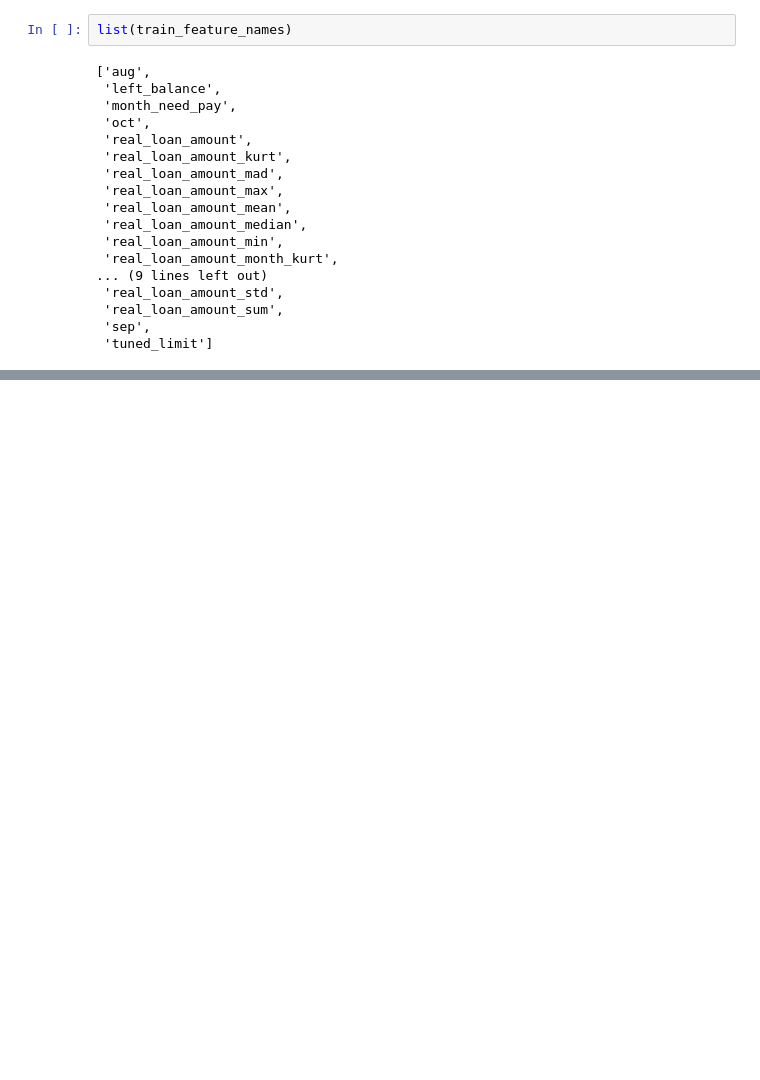
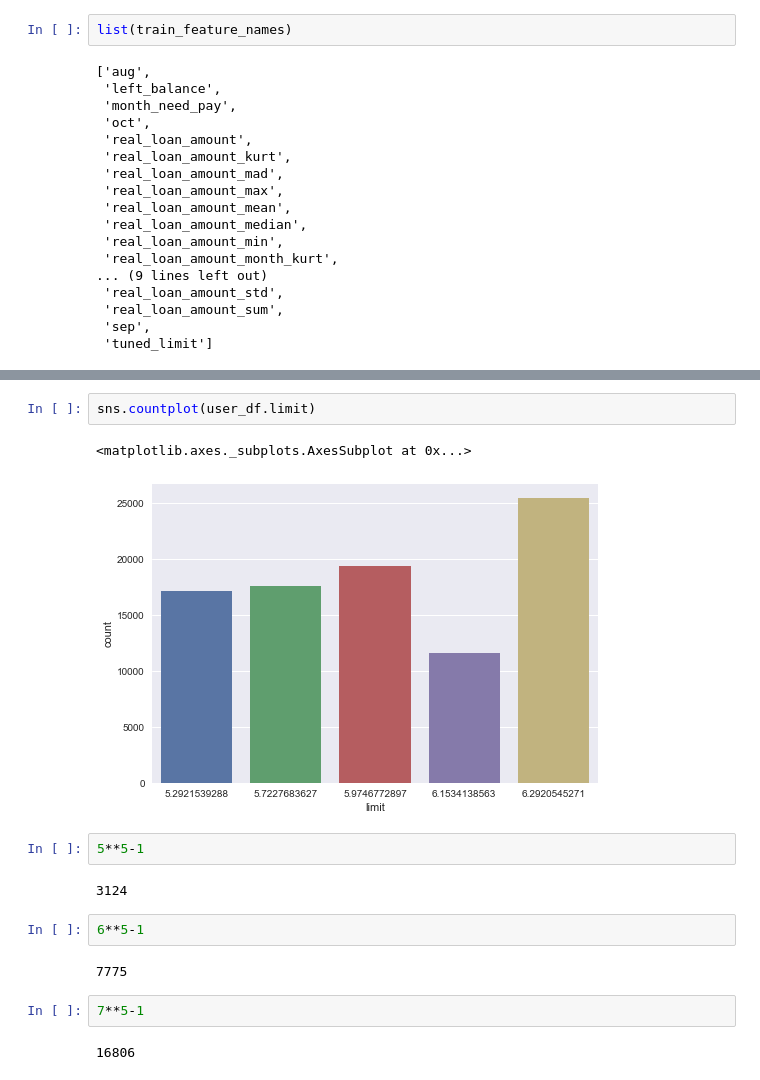
Before and after one commit to fengchuimuhua/fantasy, a Jupyter notebook: src/feature/user_agg.ipynb, the cells around one changed output, grey strips where cells are left out. Saved outputs shown, nothing was run; the diff lists cells and outputs as text; blank space fills up the shorter version.

```diff
--- a/src/feature/user_agg.ipynb
+++ b/src/feature/user_agg.ipynb
@@ -498,0 +512,17 @@ list(train_feature_names)
+# %%
+sns.countplot(user_df.limit)
+# %% [output]
+<matplotlib.axes._subplots.AxesSubplot at 0x...>
+[figure, added]
+# %%
+5**5-1
+# %% [output]
+3124
+# %%
+6**5-1
+# %% [output]
+7775
+# %%
+7**5-1
+# %% [output]
+16806
```
Also changed, not shown: parts of 14 cells of this notebook, 2 other files.
